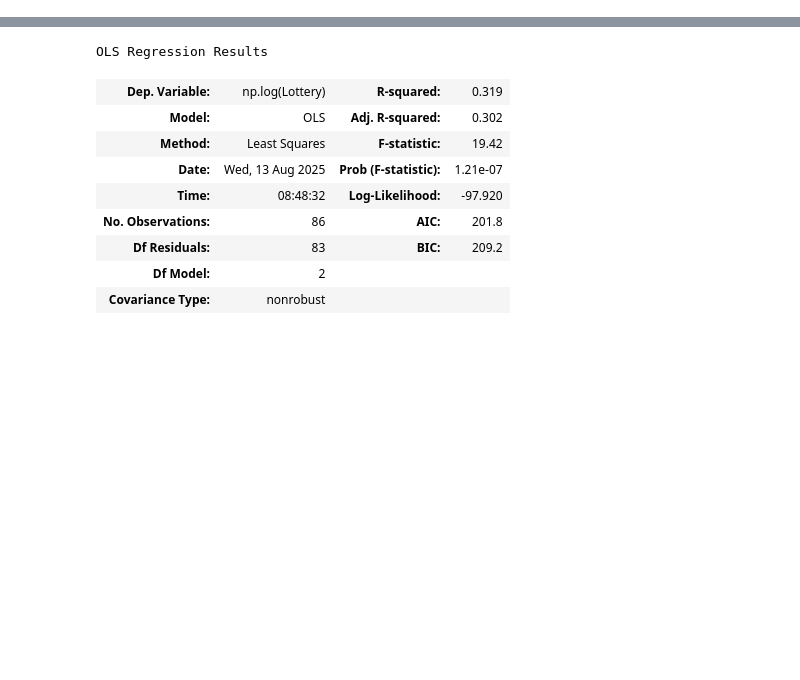
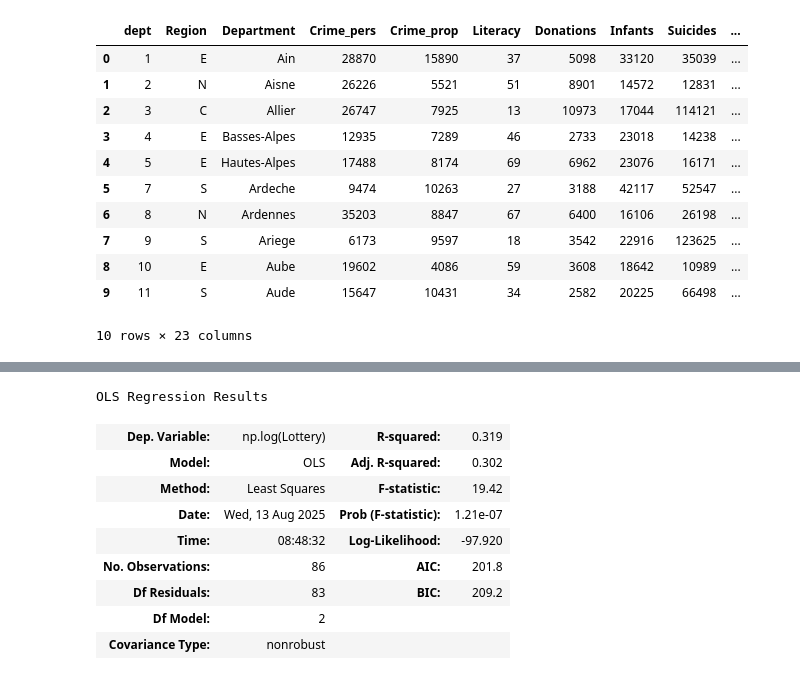
Before and after one commit to atkrish0/statmod, a Jupyter notebook: regression/statsmodels/reg_diagnostics.ipynb, the cells around one changed output, grey strips where cells are left out. Drawn from its saved outputs; the diff is of its cells as text; code cells hidden in the pictures; blank space fills up the shorter version.

```diff
--- a/regression/statsmodels/reg_diagnostics.ipynb
+++ b/regression/statsmodels/reg_diagnostics.ipynb
@@ -10,3 +10,18 @@ import matplotlib.pyplot as plt
 %matplotlib inline
 # %%
 df = sm.datasets.get_rdataset("Guerry", "HistData").data
+# %%
+df.head(10)
+# %% [output]
+|  | dept | Region | Department | Crime_pers | Crime_prop | Literacy | Donations | Infants | Suicides | ... |
+| 0 | 1 | E | Ain | 28870 | 15890 | 37 | 5098 | 33120 | 35039 | ... |
+| 1 | 2 | N | Aisne | 26226 | 5521 | 51 | 8901 | 14572 | 12831 | ... |
+| 2 | 3 | C | Allier | 26747 | 7925 | 13 | 10973 | 17044 | 114121 | ... |
+| 3 | 4 | E | Basses-Alpes | 12935 | 7289 | 46 | 2733 | 23018 | 14238 | ... |
+| 4 | 5 | E | Hautes-Alpes | 17488 | 8174 | 69 | 6962 | 23076 | 16171 | ... |
+| 5 | 7 | S | Ardeche | 9474 | 10263 | 27 | 3188 | 42117 | 52547 | ... |
+| 6 | 8 | N | Ardennes | 35203 | 8847 | 67 | 6400 | 16106 | 26198 | ... |
+| 7 | 9 | S | Ariege | 6173 | 9597 | 18 | 3542 | 22916 | 123625 | ... |
+| 8 | 10 | E | Aube | 19602 | 4086 | 59 | 3608 | 18642 | 10989 | ... |
+| 9 | 11 | S | Aude | 15647 | 10431 | 34 | 2582 | 20225 | 66498 | ... |
+10 rows × 23 columns
```
Also changed, not shown: parts of 2 cells of this notebook, 7 other files.
